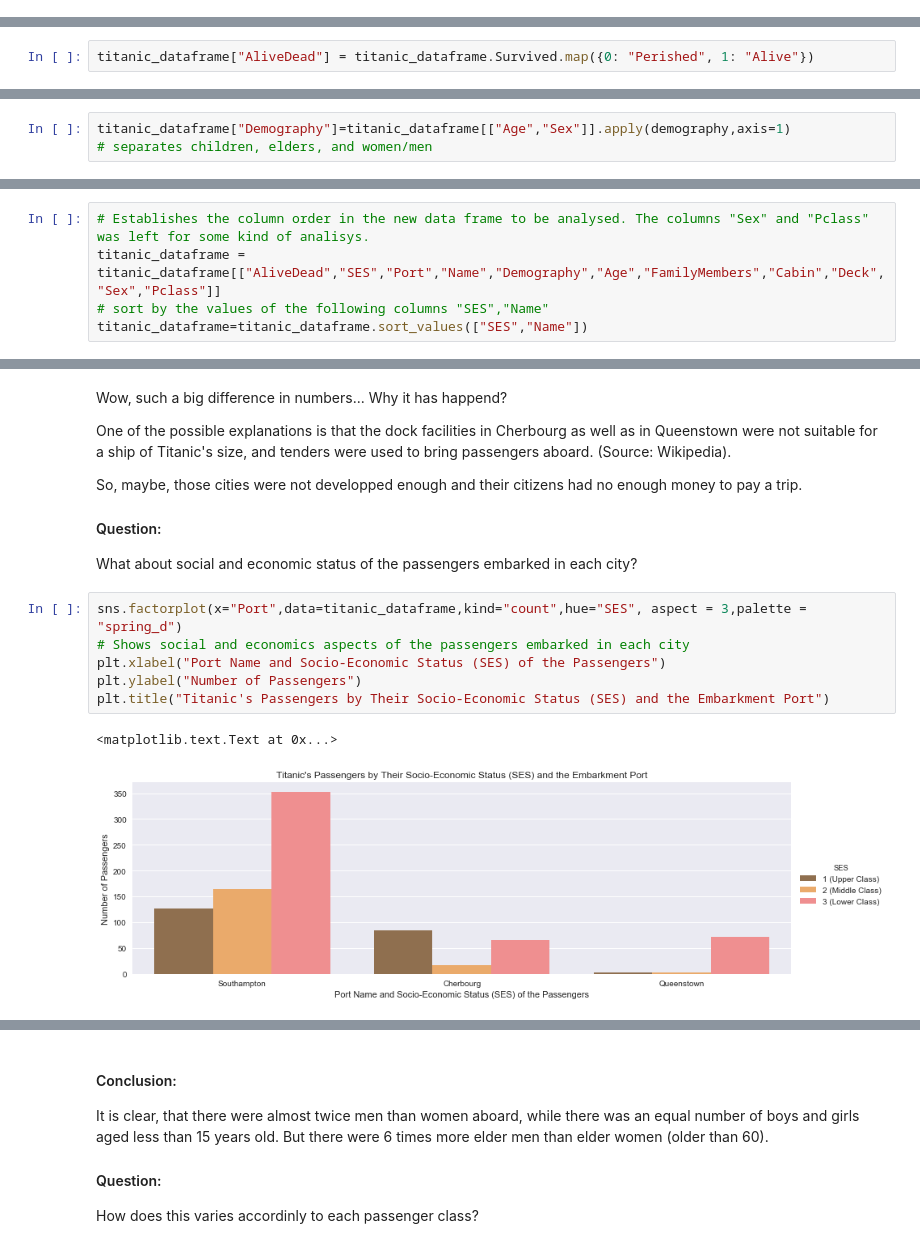
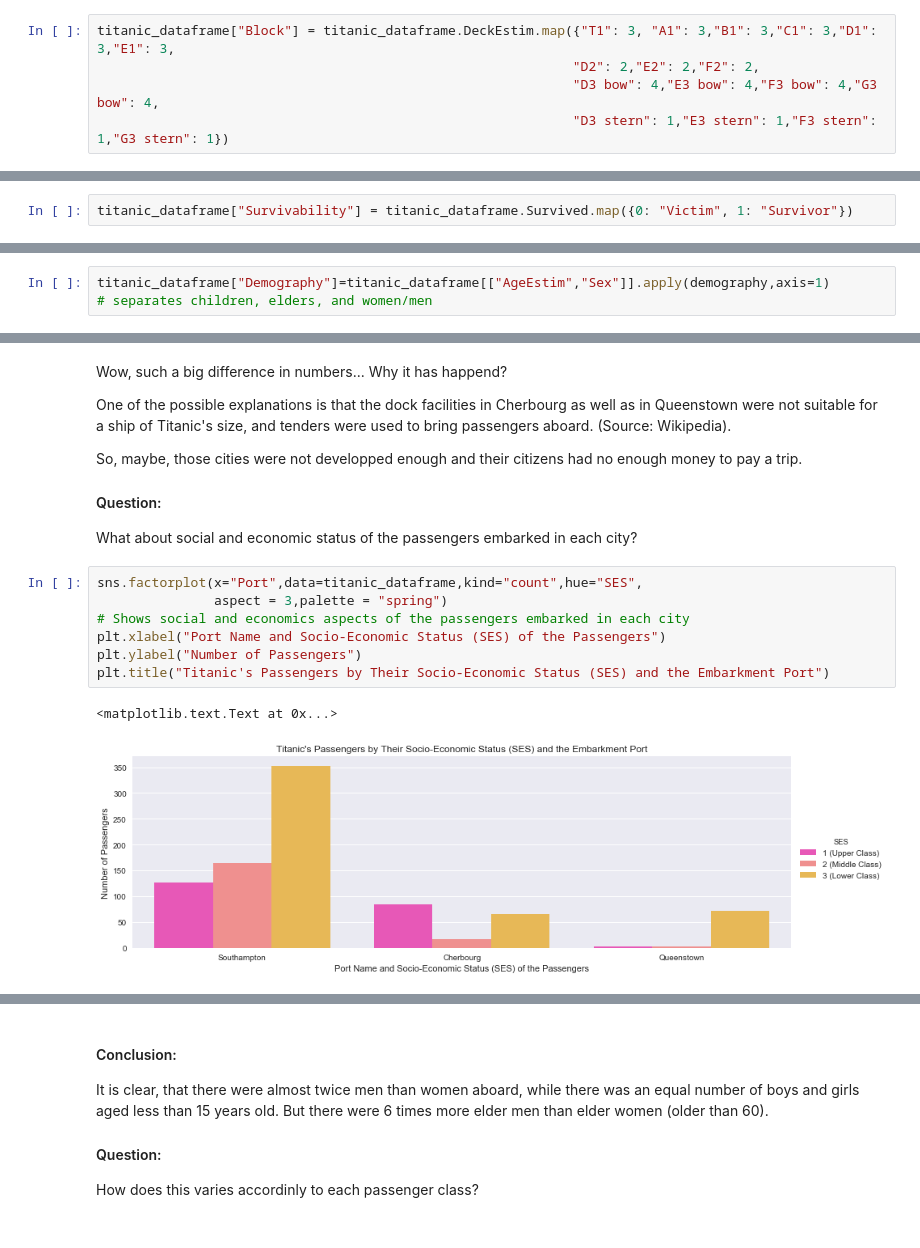
Before and after one commit to YuliyaKoldayeva/Titanic_data_analysis, a Jupyter notebook: Titanic_Final_Project_IPND_by_Yuliya.ipynb, the cells around one changed output, grey strips where cells are left out. Cells and saved outputs as stored; diff of their text form.

```diff
--- a/Titanic_Final_Project_IPND_by_Yuliya.ipynb
+++ b/Titanic_Final_Project_IPND_by_Yuliya.ipynb
@@ -162,0 +1006,5 @@ titanic_original_dataframe.head() # Print the head of the original data to see w
+# %%
+titanic_dataframe["Block"] = titanic_dataframe.DeckEstim.map({"T1": 3, "A1": 3,"B1": 3,"C1": 3,"D1": 3,"E1": 3,
+                                                             "D2": 2,"E2": 2,"F2": 2,
+                                                             "D3 bow": 4,"E3 bow": 4,"F3 bow": 4,"G3 bow": 4,
+                                                             "D3 stern": 1,"E3 stern": 1,"F3 stern": 1,"G3 stern": 1})
@@ -184,5 +1036,5 @@ titanic_dataframe = pd.DataFrame.copy(titanic_original_dataframe) # Make a copy
 # %%
-titanic_dataframe["AliveDead"] = titanic_dataframe.Survived.map({0: "Perished", 1: "Alive"})
+titanic_dataframe["Survivability"] = titanic_dataframe.Survived.map({0: "Victim", 1: "Survivor"})
 # %%
 titanic_dataframe["SES"] = titanic_dataframe.Pclass.map({ 1: "1 (Upper Class)", 2: "2 (Middle Class)", 3: "3 (Lower Class)"})
 # %%
@@ -215,5 +1070,5 @@ def demography(passenger):
         else:
             return "woman"
 # %%
-titanic_dataframe["Demography"]=titanic_dataframe[["Age","Sex"]].apply(demography,axis=1)
+titanic_dataframe["Demography"]=titanic_dataframe[["AgeEstim","Sex"]].apply(demography,axis=1)
 # separates children, elders, and women/men
@@ -253,5 +1074,0 @@ titanic_dataframe["Deck"] = pd.DataFrame(cabin_on_deck(titanic_dataframe["Deck"]
-# %%
-# Establishes the column order in the new data frame to be analysed. The columns "Sex" and "Pclass" was left for some kind of analisys.
-titanic_dataframe = titanic_dataframe[["AliveDead","SES","Port","Name","Demography","Age","FamilyMembers","Cabin","Deck","Sex","Pclass"]]
-# sort by the values of the following columns "SES","Name"
-titanic_dataframe=titanic_dataframe.sort_values(["SES","Name"])
@@ -327,11 +1170,12 @@ So, maybe, those cities were not developped enough and their citizens had no eno
 
 What about social and economic status of the passengers embarked in each city?
 # %%
-sns.factorplot(x="Port",data=titanic_dataframe,kind="count",hue="SES", aspect = 3,palette = "spring_d")
+sns.factorplot(x="Port",data=titanic_dataframe,kind="count",hue="SES",
+               aspect = 3,palette = "spring")
 # Shows social and economics aspects of the passengers embarked in each city
 plt.xlabel("Port Name and Socio-Economic Status (SES) of the Passengers")
 plt.ylabel("Number of Passengers")
 plt.title("Titanic's Passengers by Their Socio-Economic Status (SES) and the Embarkment Port")
 # %% [output]
 <matplotlib.text.Text at 0x...>
-[figure, old version]
+[figure, new version]
```
Also changed, not shown: parts of 166 cells of this notebook, 1 other file.
